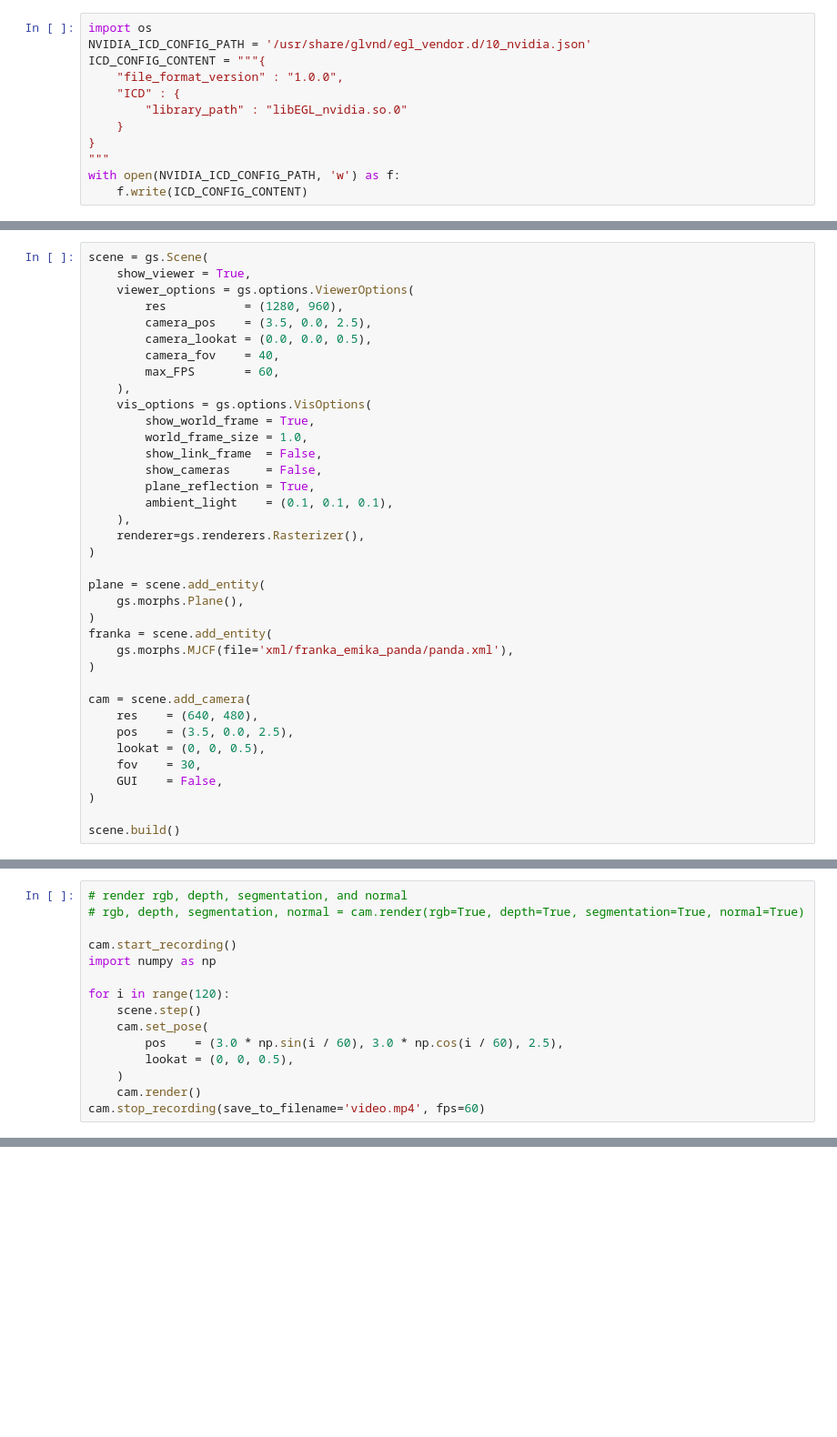
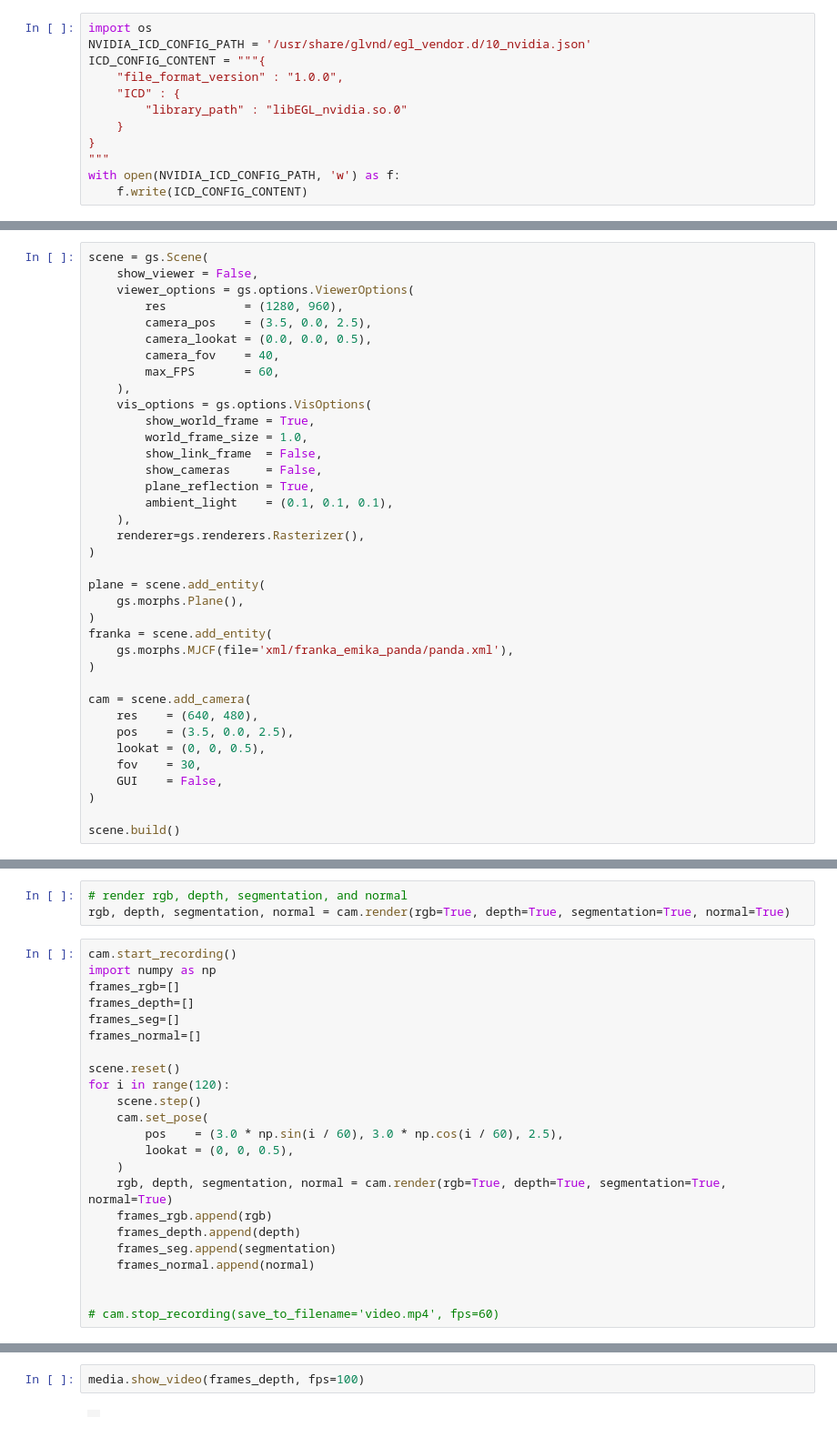
Before and after one commit to yaswhar/learning-genesis-sim, a Jupyter notebook: Visualization & Rendering.ipynb, the cells around one changed output, grey strips where cells are left out. Shown: that part at 91% size. Saved outputs shown, nothing was run; the diff lists cells and outputs as text; blank space fills up the shorter version.

```diff
--- a/Visualization & Rendering.ipynb
+++ b/Visualization & Rendering.ipynb
@@ -25,6 +46,6 @@ gs.init(backend=gs.cuda)
 # %%
 scene = gs.Scene(
-    show_viewer = True,
+    show_viewer = False,
     viewer_options = gs.options.ViewerOptions(
         res           = (1280, 960),
         camera_pos    = (3.5, 0.0, 2.5),
@@ -62,15 +109,26 @@ scene.build()
+# %%
+# render rgb, depth, segmentation, and normal
+rgb, depth, segmentation, normal = cam.render(rgb=True, depth=True, segmentation=True, normal=True)
 # %%
-# render rgb, depth, segmentation, and normal
-# rgb, depth, segmentation, normal = cam.render(rgb=True, depth=True, segmentation=True, normal=True)
-
 cam.start_recording()
 import numpy as np
+frames_rgb=[]
+frames_depth=[]
+frames_seg=[]
+frames_normal=[]
 
+scene.reset()
 for i in range(120):
     scene.step()
     cam.set_pose(
         pos    = (3.0 * np.sin(i / 60), 3.0 * np.cos(i / 60), 2.5),
         lookat = (0, 0, 0.5),
     )
-    cam.render()
-cam.stop_recording(save_to_filename='video.mp4', fps=60)
+    rgb, depth, segmentation, normal = cam.render(rgb=True, depth=True, segmentation=True, normal=True)
+    frames_rgb.append(rgb)
+    frames_depth.append(depth)
+    frames_seg.append(segmentation)
+    frames_normal.append(normal)
+
+
+# cam.stop_recording(save_to_filename='video.mp4', fps=60)
@@ -76,0 +157,4 @@ cam.stop_recording(save_to_filename='video.mp4', fps=60)
+# %%
+media.show_video(frames_depth, fps=100)
+# %% [output]
+|  |
```
Also changed, not shown: parts of 8 cells of this notebook.
